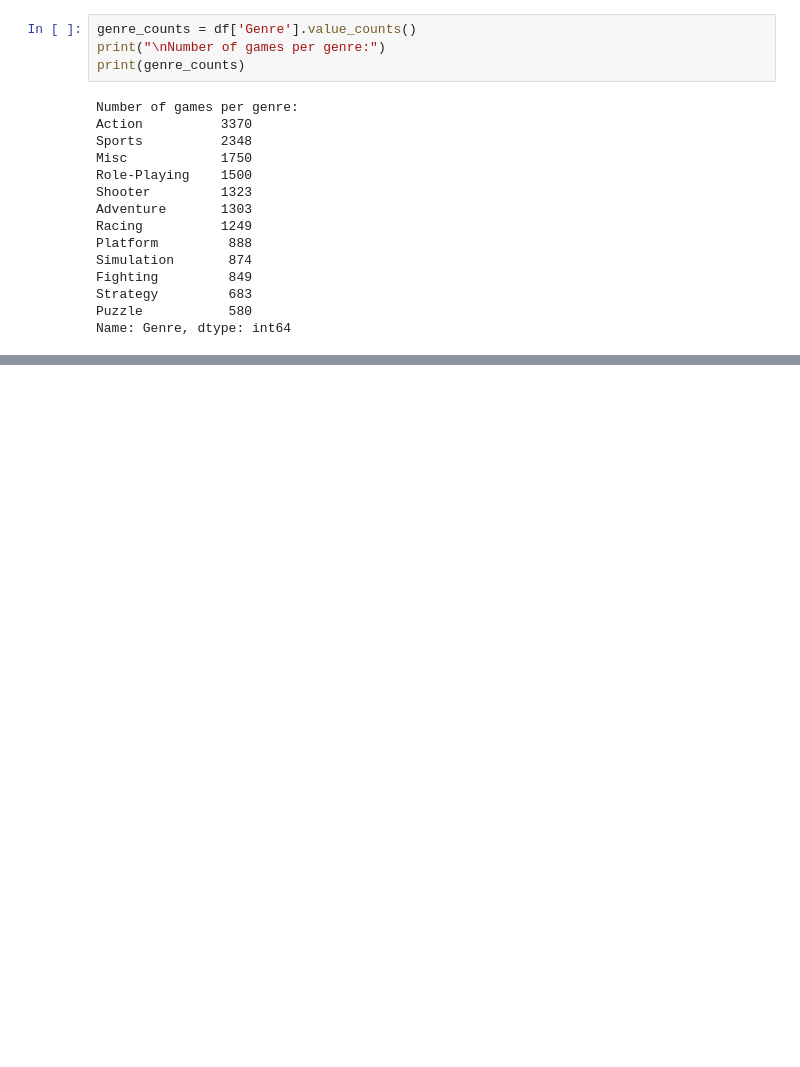
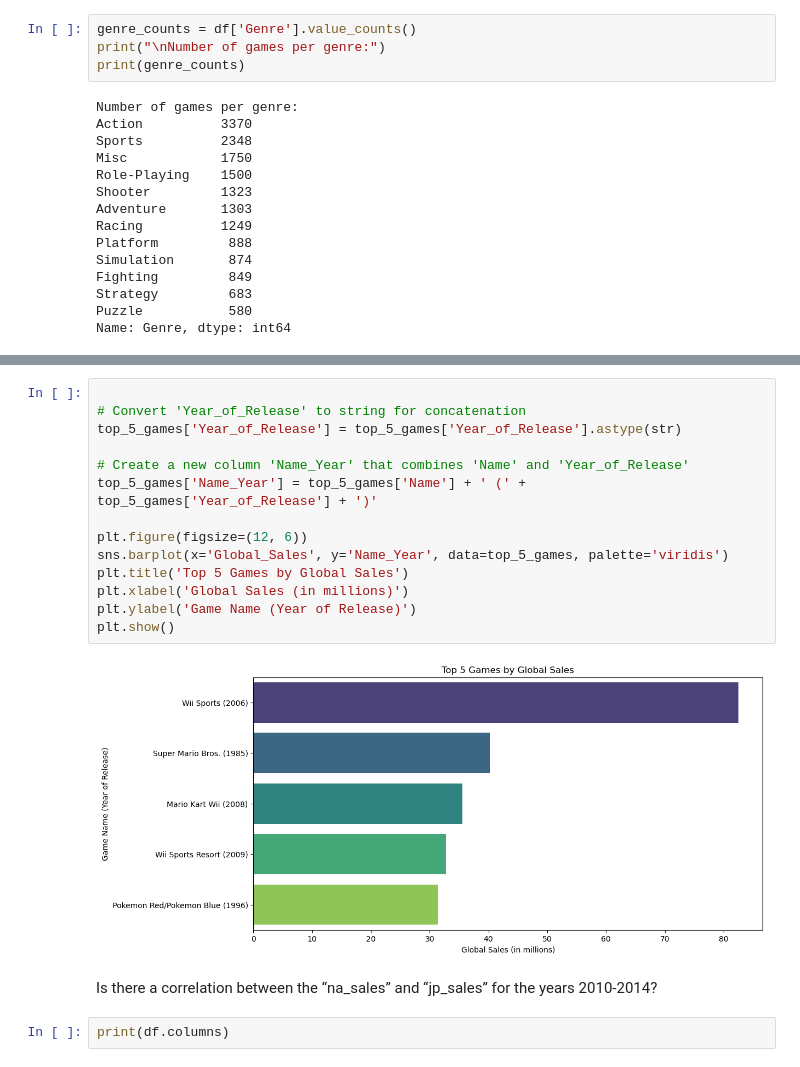
Before and after one commit to LukeHolmessba23038/Data-Visualisation, a Jupyter notebook: Data Visualisation CA01 S2 2024.ipynb, the cells around one changed output, grey strips where cells are left out. Cells and saved outputs as stored; diff of their text form; blank space fills up the shorter version.

```diff
--- a/Data Visualisation CA01 S2 2024.ipynb
+++ b/Data Visualisation CA01 S2 2024.ipynb
@@ -135,0 +278,20 @@ plt.show()
+# %%
+
+# Convert 'Year_of_Release' to string for concatenation
+top_5_games['Year_of_Release'] = top_5_games['Year_of_Release'].astype(str)
+
+# Create a new column 'Name_Year' that combines 'Name' and 'Year_of_Release'
+top_5_games['Name_Year'] = top_5_games['Name'] + ' (' + top_5_games['Year_of_Release'] + ')'
+
+plt.figure(figsize=(12, 6))
+sns.barplot(x='Global_Sales', y='Name_Year', data=top_5_games, palette='viridis')
+plt.title('Top 5 Games by Global Sales')
+plt.xlabel('Global Sales (in millions)')
+plt.ylabel('Game Name (Year of Release)')
+plt.show()
+# %% [output]
+[figure, added]
+# %% [markdown]
+Is there a correlation between the “na_sales” and “jp_sales” for the years 2010-2014?
+# %%
+print(df.columns)
```
Also changed, not shown: parts of 90 cells of this notebook.
